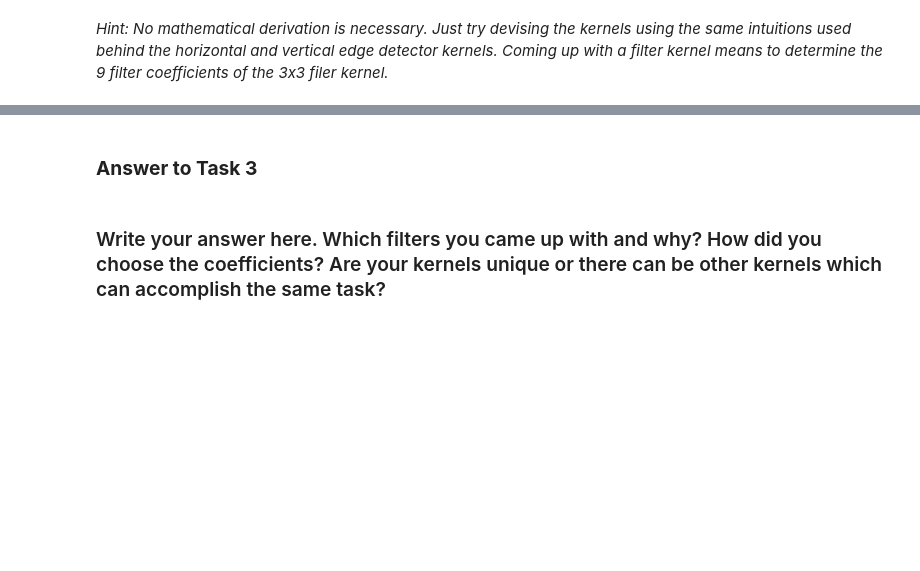
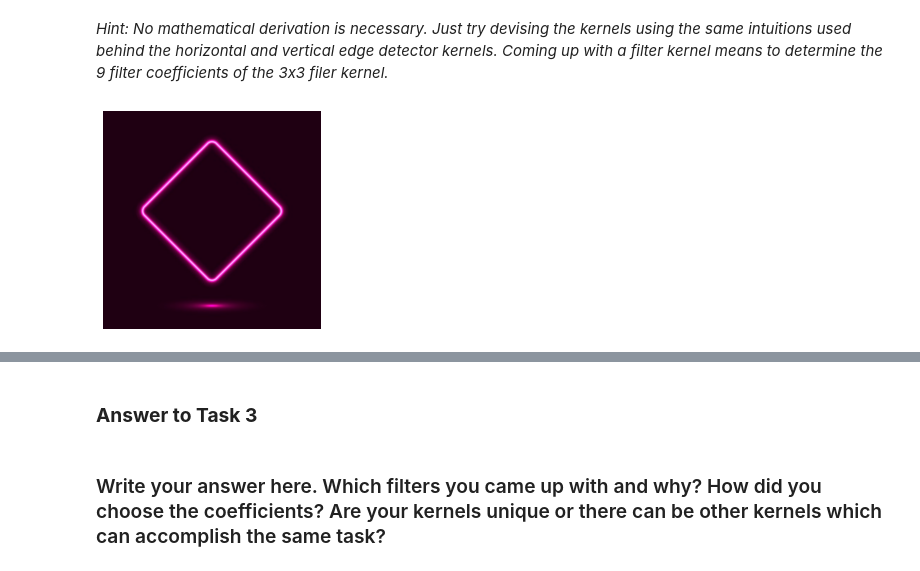
Before and after one commit to minhajk1001/CSE421_Image_Procesing, a Jupyter notebook: 19101111_Summer22_Assignment_2.ipynb, the cells around one changed output, grey strips where cells are left out. Drawn from its saved outputs; the diff is of its cells as text; code cells hidden in the pictures; blank space fills up the shorter version.

```diff
--- a/19101111_Summer22_Assignment_2.ipynb
+++ b/19101111_Summer22_Assignment_2.ipynb
@@ -155,7 +169,14 @@ filtered_image_asymmetric = None # TO-BE-COMPLETED
 # %%
 # Download the image from the drive link above and upload it to your current working directory in colab. Then load the image
 
 image = None # TO-BE-COMPLETED
+image = sk.io.imread("diamond2.jpg")
+plt.imshow(image)
+
+plt.axis("off")
+plt.show()
+# %% [output]
+[figure, added]
 # %%
 # define the 2 custom kernels by replacing the "?"s with your values and uncomment the next few lines of code in this cell
 
```
Also changed, not shown: parts of 9 cells of this notebook, 1 other file.
